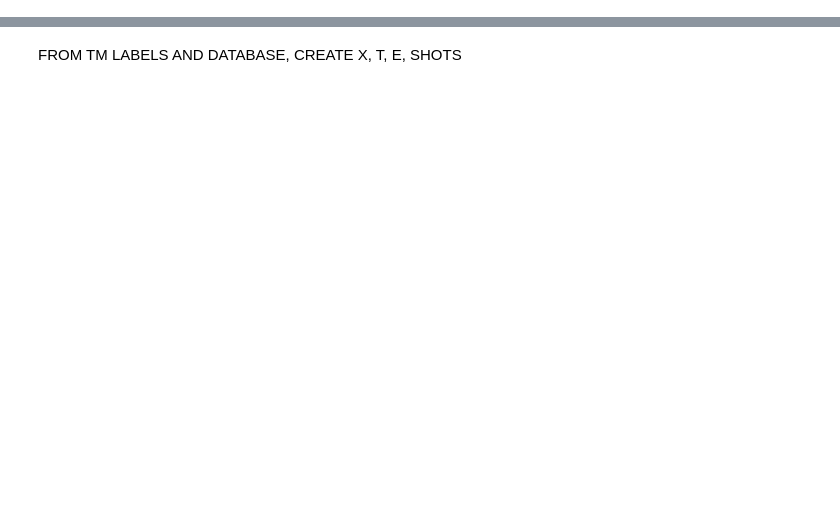
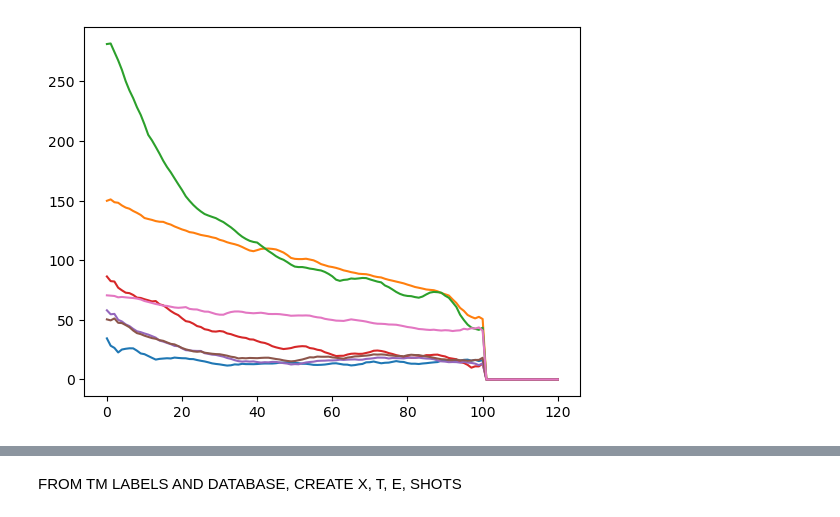
Before and after one commit to PlasmaControl/TearingModeSurvival, a Jupyter notebook: data_processing.ipynb, the cells around one changed output, grey strips where cells are left out. Drawn from its saved outputs; the diff is of its cells as text; code cells hidden in the pictures; blank space fills up the shorter version.

Commit message:
update data processing script

```diff
--- a/data_processing.ipynb
+++ b/data_processing.ipynb
@@ -21,0 +41,5 @@ from sklearn.decomposition import PCA
+# %%
+with open('data/cake_normalizations_dict.pkl', 'rb') as f:
+    normalizations = pickle.load(f)
+
+print(normalizations)
@@ -21,0 +64,24 @@ from sklearn.decomposition import PCA
+# %%
+with open('data/cakenn_output.pkl', 'rb') as f:
+    cakenn_output = pickle.load(f)
+for i in range(7):
+    plt.plot(cakenn_output['data'][i,:,6])
+cakenn_output_order = ['p [kPa]', '1/q', r'j [MA m$^{-2}$]', r'n$_e$ [10$^{19}$ m$^{-3}$]', r'T$_e$ [keV]', r'T$_i$ [keV]', r'V$_{tor}$ [km/s]']
+wanted_order = ['Te', 'Ti', 'ne', 'Vtor', '1/q', 'p', 'j']
+new_order_cakenn = np.zeros((7, 121, 7))
+new_order_cakenn[:,:,0] = cakenn_output['data'][:,:,4]
+new_order_cakenn[:,:,1] = cakenn_output['data'][:,:,5]
+new_order_cakenn[:,:,2] = cakenn_output['data'][:,:,3]
+new_order_cakenn[:,:,3] = cakenn_output['data'][:,:,6]
+new_order_cakenn[:,:,4] = cakenn_output['data'][:,:,1]
+new_order_cakenn[:,:,5] = cakenn_output['data'][:,:,0]
+new_order_cakenn[:,:,6] = cakenn_output['data'][:,:,2]
+new_order_cakenn = np.transpose(new_order_cakenn, (0, 2, 1))
+reformatted_cakenn = np.zeros((7, 121*7))
+for i in range(7):
+    reformatted_cakenn[i,:] = new_order_cakenn[i,:,:].flatten()
+
+# add zeros to the first 14 elements of the data at each of the 7 times
+reformatted_cakenn = np.concatenate((np.zeros((7, 14)), reformatted_cakenn), axis=1)
+# %% [output]
+[figure, added]
```
Also changed, not shown: parts of 50 cells of this notebook.
